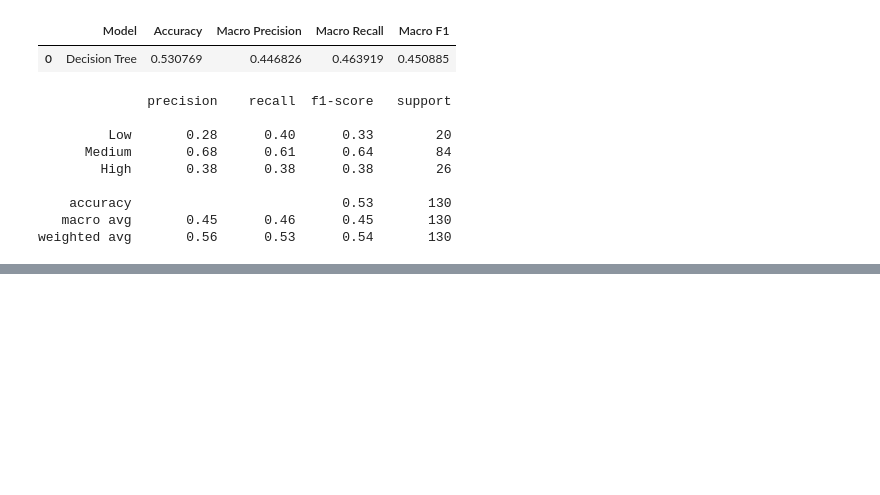
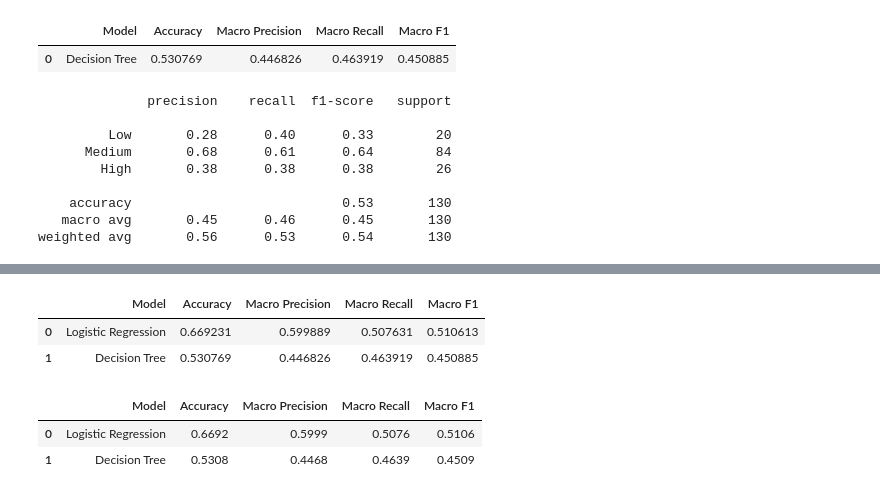
Before and after one commit to lightcode01-oss/IYB_INTERNSHIP, a Jupyter notebook: Day_09_Decision_Tree_Model.ipynb, the cells around one changed output, grey strips where cells are left out. Saved outputs shown, nothing was run; the diff lists cells and outputs as text; code cells hidden in the pictures; blank space fills up the shorter version.

```diff
--- a/Day_09_Decision_Tree_Model.ipynb
+++ b/Day_09_Decision_Tree_Model.ipynb
@@ -361,0 +506,48 @@ weighted avg       0.56      0.53      0.54       130
+# %%
+model_comparison = pd.DataFrame({
+    "Model": [
+        "Logistic Regression",
+        "Decision Tree"
+    ],
+    "Accuracy": [
+        logistic_accuracy,
+        accuracy
+    ],
+    "Macro Precision": [
+        logistic_precision,
+        precision
+    ],
+    "Macro Recall": [
+        logistic_recall,
+        recall
+    ],
+    "Macro F1": [
+        logistic_f1,
+        f1
+    ]
+})
+
+model_comparison
+# %% [output]
+|  | Model | Accuracy | Macro Precision | Macro Recall | Macro F1 |
+| 0 | Logistic Regression | 0.669231 | 0.599889 | 0.507631 | 0.510613 |
+| 1 | Decision Tree | 0.530769 | 0.446826 | 0.463919 | 0.450885 |
+# %%
+model_comparison_rounded = model_comparison.copy()
+
+metric_columns = [
+    "Accuracy",
+    "Macro Precision",
+    "Macro Recall",
+    "Macro F1"
+]
+
+model_comparison_rounded[metric_columns] = (
+    model_comparison_rounded[metric_columns].round(4)
+)
+
+model_comparison_rounded
+# %% [output]
+|  | Model | Accuracy | Macro Precision | Macro Recall | Macro F1 |
+| 0 | Logistic Regression | 0.6692 | 0.5999 | 0.5076 | 0.5106 |
+| 1 | Decision Tree | 0.5308 | 0.4468 | 0.4639 | 0.4509 |
```
Also changed, not shown: parts of 12 cells of this notebook.
